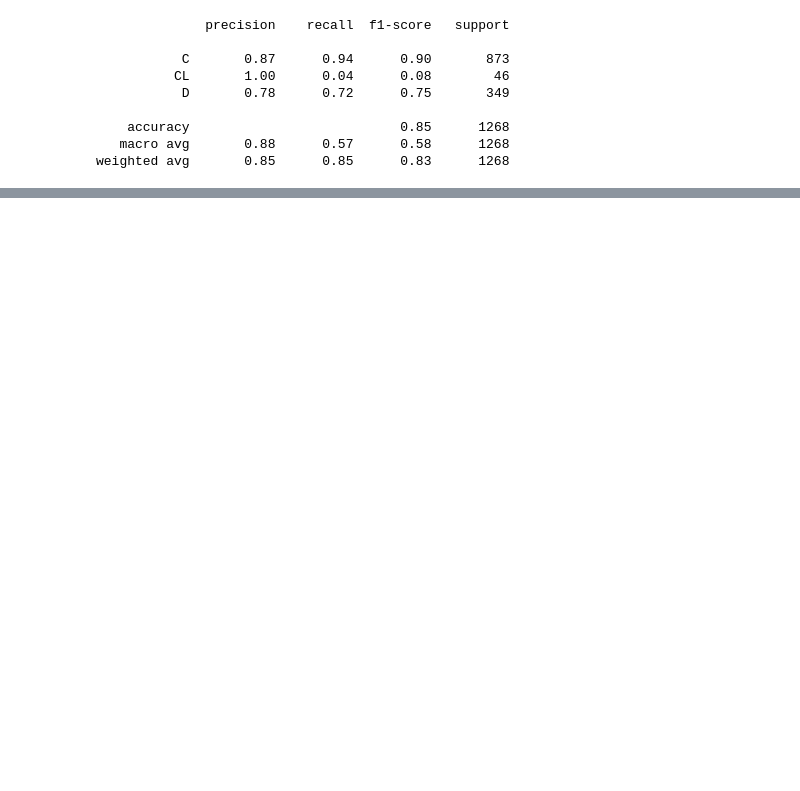
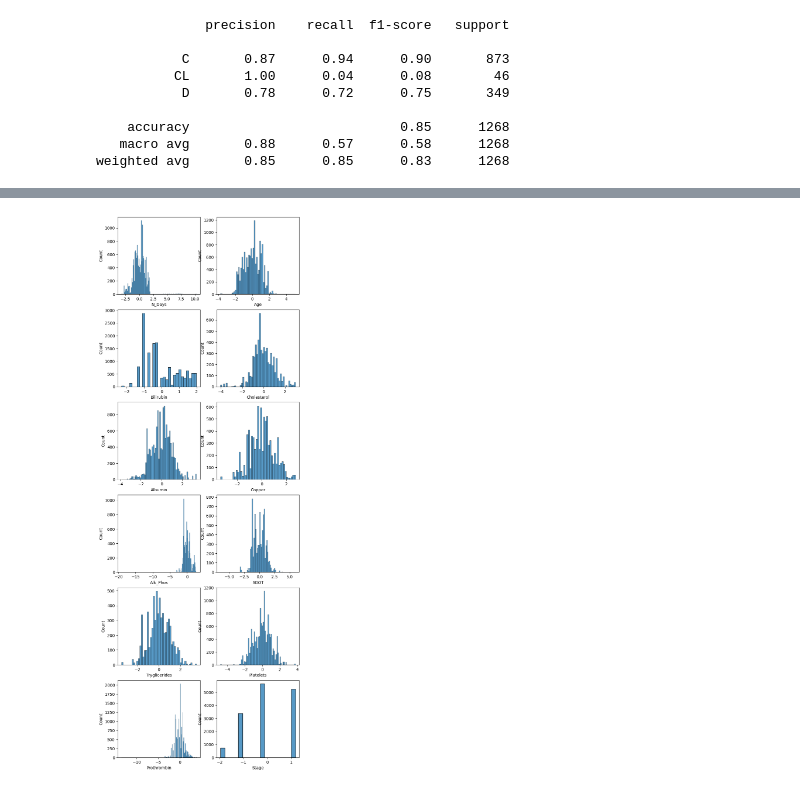
Before and after one commit to melaniedaddio/projet, a Jupyter notebook: data_prep.ipynb, the cells around one changed output, grey strips where cells are left out. Cells and saved outputs as stored; diff of their text form; code cells hidden in the pictures; blank space fills up the shorter version.

```diff
--- a/data_prep.ipynb
+++ b/data_prep.ipynb
@@ -243,0 +552,11 @@ weighted avg       0.85      0.85      0.83      1268
+# %%
+# apply PowerTransformer for a normalized like distribution
+from sklearn.preprocessing import PowerTransformer
+num_train3 = num_train.copy()
+
+transformer = PowerTransformer(method = 'yeo-johnson')
+
+num_train3 = transformer.fit_transform(num_train3)
+
+num_train3 = pd.DataFrame(num_train3, columns = num_train.columns)
+num_train3
@@ -243,0 +577,9 @@ weighted avg       0.85      0.85      0.83      1268
+# %%
+rows = (len(num_train3.columns)+1)//2
+_, axes = plt.subplots(rows, 2, figsize = (8, rows*4))
+for i, col in enumerate(num_train3.columns):
+    hor = i%2
+    ver = i//2
+    sns.histplot(data = num_train3[col], ax = axes[ver, hor])
+# %% [output]
+[figure, added]
```
Also changed, not shown: parts of 46 cells of this notebook, 3 other files.
